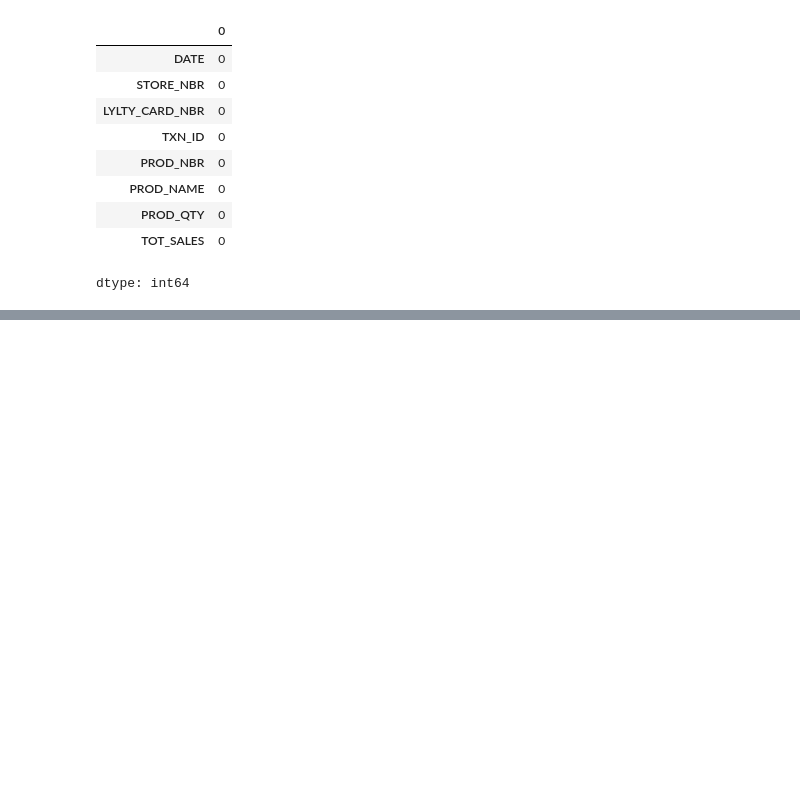
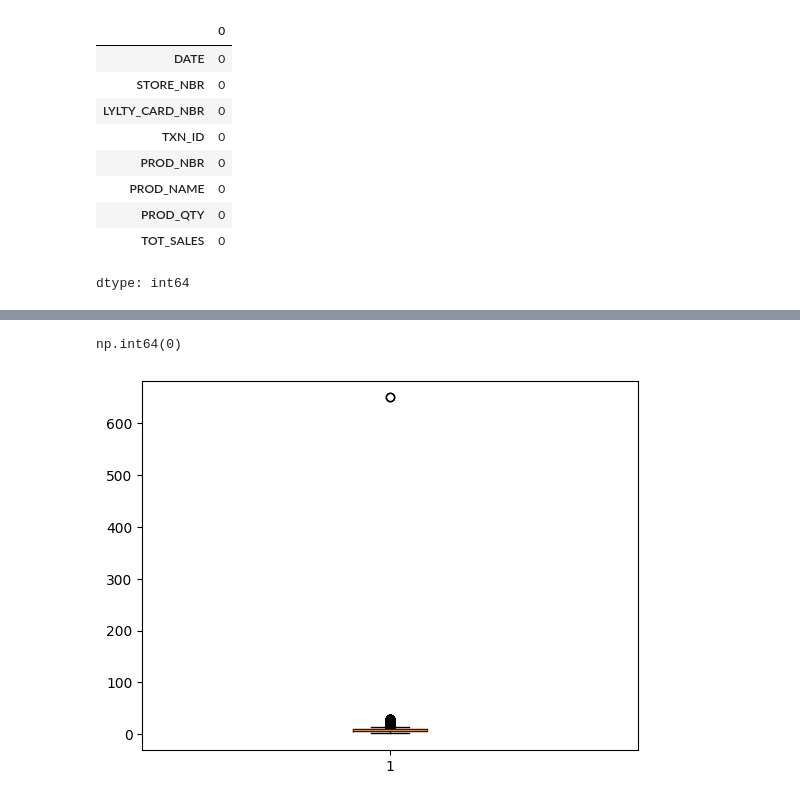
Before and after one commit to hedaootanisha/Customer_Analysis, a Jupyter notebook: Customer_Analysis.ipynb, the cells around one changed output, grey strips where cells are left out. Drawn from its saved outputs; the diff is of its cells as text; code cells hidden in the pictures; blank space fills up the shorter version.

```diff
--- a/Customer_Analysis.ipynb
+++ b/Customer_Analysis.ipynb
@@ -221,0 +230,3 @@ dtype: float64
+# %%
+df = pd.merge(df_csv,df_excel,on='LYLTY_CARD_NBR', how='left')
+df.head()
@@ -221,0 +304,14 @@ dtype: float64
+# %%
+#dropping the duplicate values
+df = df.drop_duplicates()
+# %%
+#checking again for duplicated values
+df.duplicated().sum()
+# %% [output]
+np.int64(0)
+# %%
+#checking the outliers
+plt.boxplot(df['TOT_SALES'])
+plt.show()
+# %% [output]
+[figure, added]
```
Also changed, not shown: parts of 15 cells of this notebook.
